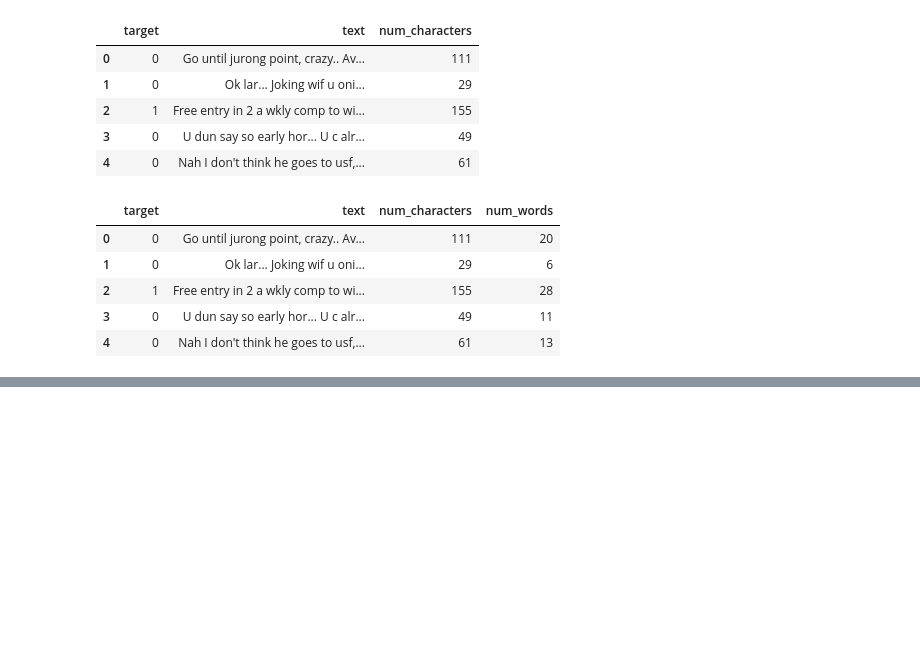
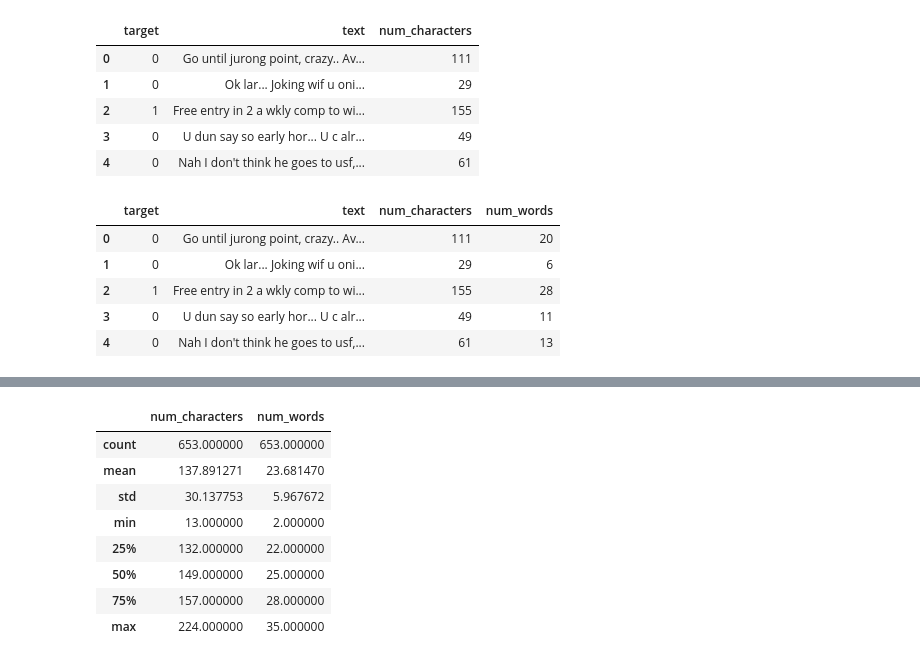
Before and after one commit to adityahacker-1/scam_msg_classifier_hackathon, a Jupyter notebook: ai/spam_email_detector.ipynb, the cells around one changed output, grey strips where cells are left out. Saved outputs shown, nothing was run; the diff lists cells and outputs as text; code cells hidden in the pictures; blank space fills up the shorter version.

```diff
--- a/ai/spam_email_detector.ipynb
+++ b/ai/spam_email_detector.ipynb
@@ -94,0 +112,13 @@ AttributeError: module 'nltk' has no attribute 'sent_tokensize'
+# %%
+# for spam messages
+df[df['target'] == 1][['num_characters','num_words']].describe()
+# %% [output]
+|  | num_characters | num_words |
+| count | 653.000000 | 653.000000 |
+| mean | 137.891271 | 23.681470 |
+| std | 30.137753 | 5.967672 |
+| min | 13.000000 | 2.000000 |
+| 25% | 132.000000 | 22.000000 |
+| 50% | 149.000000 | 25.000000 |
+| 75% | 157.000000 | 28.000000 |
+| max | 224.000000 | 35.000000 |
```
Also changed, not shown: parts of 8 cells of this notebook.
